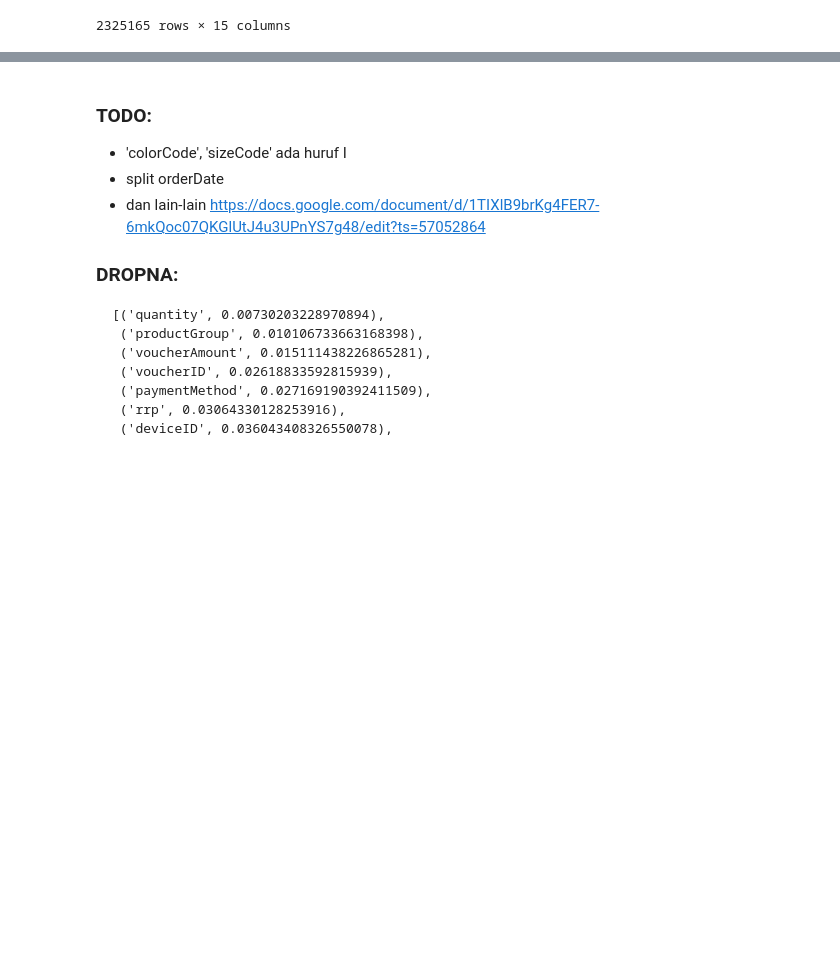
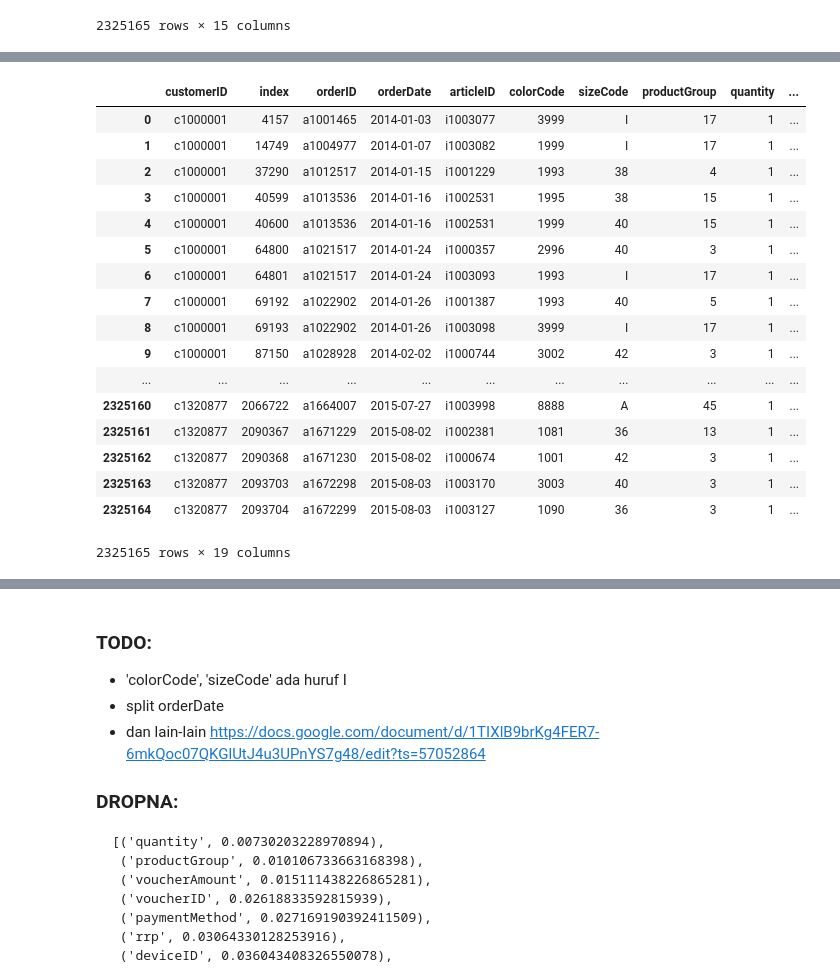
Before and after one commit to luthfianto/dmc-2016, a Jupyter notebook: coba-dmc-april-07.ipynb, the cells around one changed output, grey strips where cells are left out. Cells and saved outputs as stored; diff of their text form; code cells hidden in the pictures; blank space fills up the shorter version.

```diff
--- a/coba-dmc-april-07.ipynb
+++ b/coba-dmc-april-07.ipynb
@@ -137,0 +161,28 @@ label='returnQuantity'
+# %%
+df=df.reset_index()
+max_order=df[['customerID','total_order']].groupby('customerID').max()
+max_order.columns=['max_order']
+max_order
+df=df.set_index('customerID')
+df=df.join(max_order)
+df=df.reset_index()
+df
+# %% [output]
+|  | customerID | index | orderID | orderDate | articleID | colorCode | sizeCode | productGroup | quantity | ... |
+| 0 | c1000001 | 4157 | a1001465 | 2014-01-03 | i1003077 | 3999 | I | 17 | 1 | ... |
+| 1 | c1000001 | 14749 | a1004977 | 2014-01-07 | i1003082 | 1999 | I | 17 | 1 | ... |
+| 2 | c1000001 | 37290 | a1012517 | 2014-01-15 | i1001229 | 1993 | 38 | 4 | 1 | ... |
+| 3 | c1000001 | 40599 | a1013536 | 2014-01-16 | i1002531 | 1995 | 38 | 15 | 1 | ... |
+| 4 | c1000001 | 40600 | a1013536 | 2014-01-16 | i1002531 | 1999 | 40 | 15 | 1 | ... |
+| 5 | c1000001 | 64800 | a1021517 | 2014-01-24 | i1000357 | 2996 | 40 | 3 | 1 | ... |
+| 6 | c1000001 | 64801 | a1021517 | 2014-01-24 | i1003093 | 1993 | I | 17 | 1 | ... |
+| 7 | c1000001 | 69192 | a1022902 | 2014-01-26 | i1001387 | 1993 | 40 | 5 | 1 | ... |
+| 8 | c1000001 | 69193 | a1022902 | 2014-01-26 | i1003098 | 3999 | I | 17 | 1 | ... |
+| 9 | c1000001 | 87150 | a1028928 | 2014-02-02 | i1000744 | 3002 | 42 | 3 | 1 | ... |
+| ... | ... | ... | ... | ... | ... | ... | ... | ... | ... | ... |
+| 2325160 | c1320877 | 2066722 | a1664007 | 2015-07-27 | i1003998 | 8888 | A | 45 | 1 | ... |
+| 2325161 | c1320877 | 2090367 | a1671229 | 2015-08-02 | i1002381 | 1081 | 36 | 13 | 1 | ... |
+| 2325162 | c1320877 | 2090368 | a1671230 | 2015-08-02 | i1000674 | 1001 | 42 | 3 | 1 | ... |
+| 2325163 | c1320877 | 2093703 | a1672298 | 2015-08-03 | i1003170 | 3003 | 40 | 3 | 1 | ... |
+| 2325164 | c1320877 | 2093704 | a1672299 | 2015-08-03 | i1003127 | 1090 | 36 | 3 | 1 | ... |
+2325165 rows × 19 columns
```
Also changed, not shown: parts of 13 cells of this notebook.
